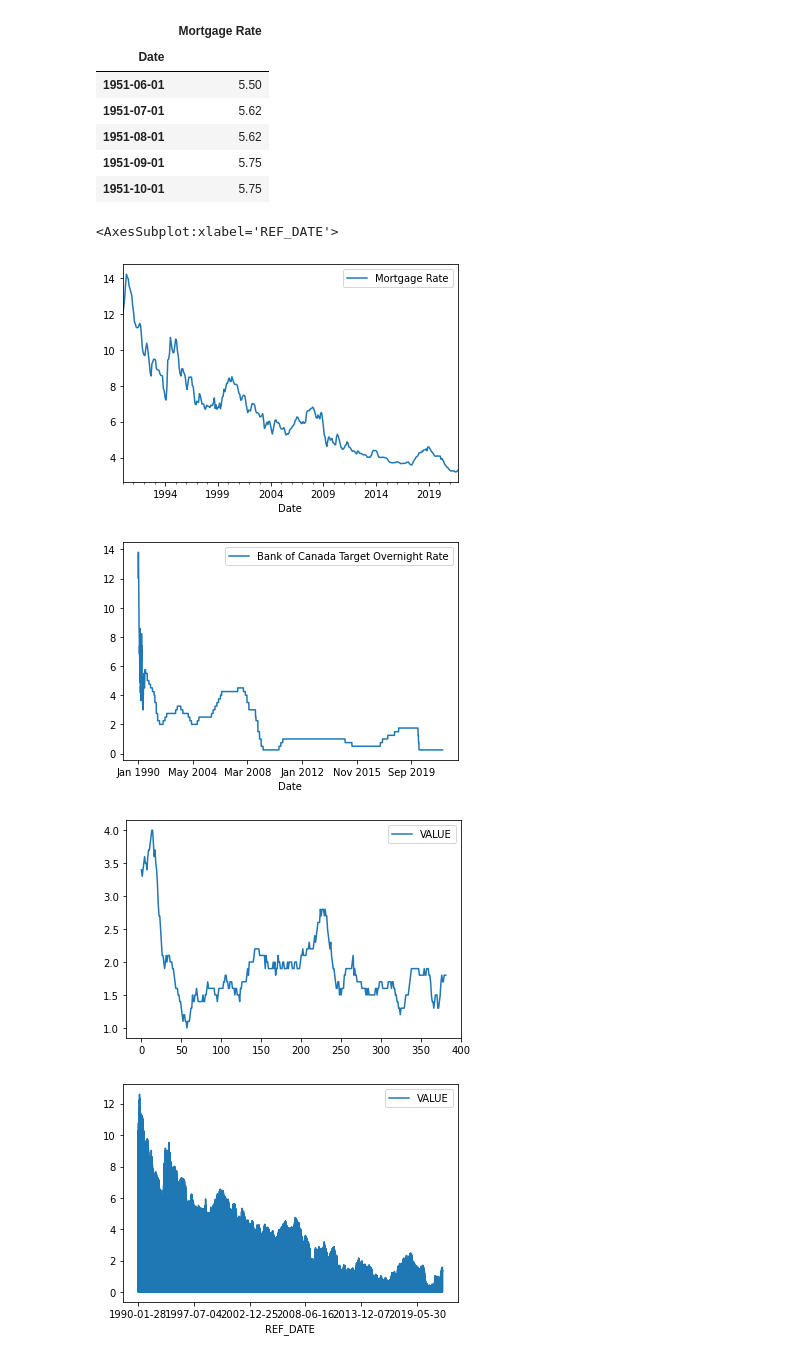
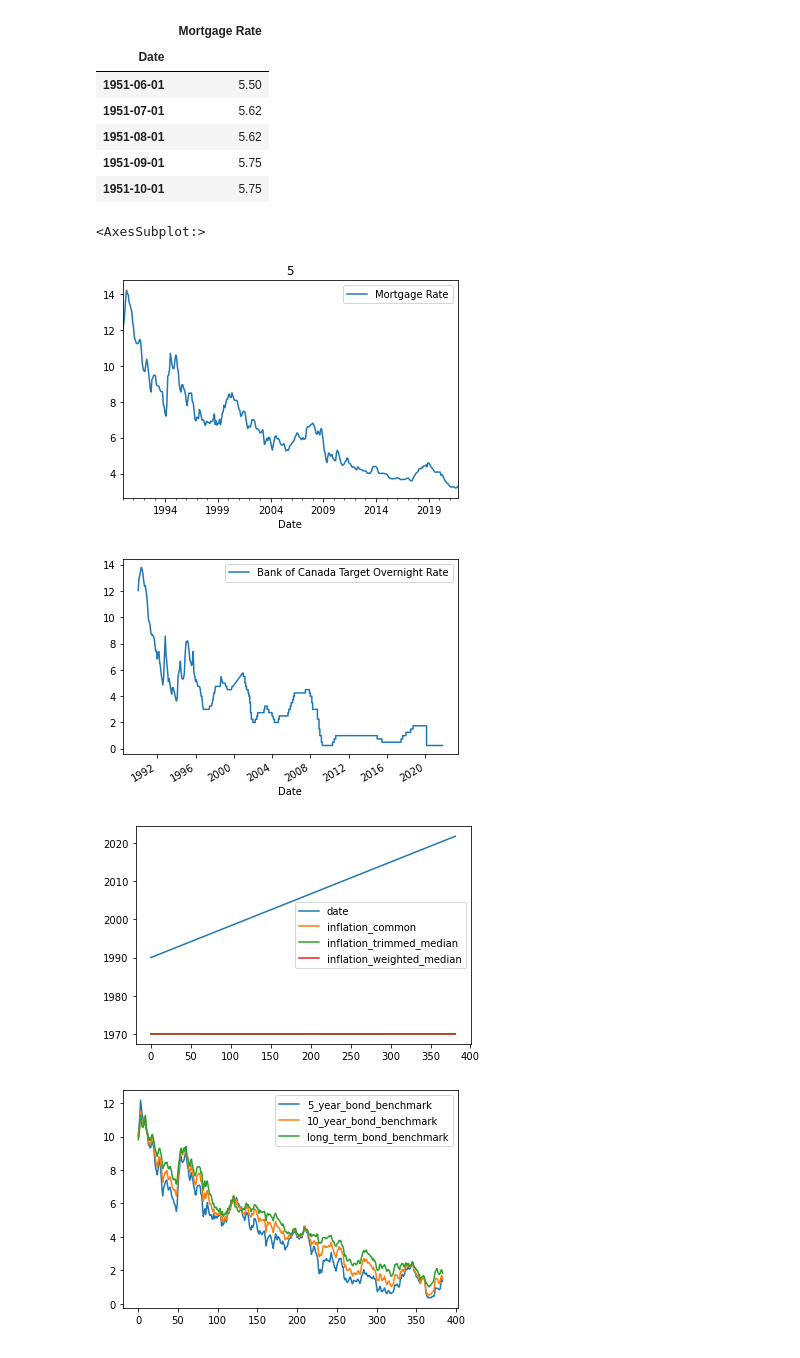
Before and after one commit to FinTech-Bootcamp-Project-2/Housing_Market_Analysis, a Jupyter notebook: Mortgage_rate.ipynb, the cells around one changed output. Drawn from its saved outputs; the diff is of its cells as text; code cells hidden in the pictures.

```diff
--- a/Mortgage_rate.ipynb
+++ b/Mortgage_rate.ipynb
@@ -17,7 +22,10 @@ bond_path = Path("1010013901_databaseLoadingData (2).csv")
 # %%
 #read in csv and xlsx files
-inflation_df = pd.read_csv(inflation_path)
-boc_df = pd.read_csv(boc_path, index_col="Date")
+inflation_df = pd.read_csv(inflation_path, index_col="REF_DATE", parse_dates=True, infer_datetime_format=True)
+boc_df = pd.read_csv(boc_path, index_col="Date",parse_dates=True, infer_datetime_format=True)
 boc_df.head()
-mortgage_df = pd.read_excel(mortgage_path, index_col="Date")
-bond_df = pd.read_csv(bond_path)
+mortgage_df = pd.read_excel(mortgage_path, index_col="Date", parse_dates=True)
+bond_df = pd.read_csv(bond_path, index_col="REF_DATE", parse_dates=True, infer_datetime_format=True)
+gdp_index_df = pd.read_csv(gdp_index_path, index_col='DATE', parse_dates=True, infer_datetime_format=True)
+employment_df = pd.read_csv(employment_path, index_col="REF_DATE", parse_dates=True, infer_datetime_format=True)
+employment_df.head()
@@ -38,6 +94,8 @@ bond_df = bond_df.drop(columns=['GEO',
                             'Financial market statistics'])
 # %%
 #isolate 5, 10, and long term benchmark bond yeilds
+bond_df.reset_index(inplace=True)
+
 bond_5 = bond_df.loc[:10916]
 bond_5.reset_index(inplace=True, drop=True)
 
@@ -87,4 +132,4 @@ bond_combined.drop(columns=['date2', 'date3'], inplace=True)
 bond_combined = bond_combined[bond_combined!=0].dropna()
 # %%
 #determine monthly average yeild for each bond length to align weith other datasets
-bond_combined.groupby(pd.PeriodIndex(bond_combined['date'], freq="M"))['5_year_bond_benchmark','10_year_bond_benchmark','long_term_bond_benchmark'].mean().reset_index()
+bond_monthly = bond_combined.groupby(pd.PeriodIndex(bond_combined['date'], freq="M"))['5_year_bond_benchmark','10_year_bond_benchmark','long_term_bond_benchmark'].mean().reset_index()
@@ -131,9 +236,9 @@ inflation_df = inflation_df.drop(columns=['GEO',
                            'TERMINATED',
                            'DECIMALS'])
 # %%
+inflation_df.reset_index(inplace=True)
+
 inflation_common = inflation_df.loc[0:381]
-inflation_common.reset_index(inplace=True)
-inflation_common.drop(columns=['index'], inplace=True)
+inflation_common.reset_index(inplace=True, drop=True)
 inflation_common.head()
-inflation_common.plot(figsize=(20,10))
 # %% [output]
@@ -230,11 +327,11 @@ model = ARIMA(monthly_change.values, order=(1,0,1))
 # %%
-mortgage_df2.plot()
+mortgage_df2.plot(title=5)
 boc_df2.plot()
-inflation_common.plot()
-bond_5.plot(kind='line')
+inflation_combined.plot()
+bond_monthly.plot(kind='line')
 # %% [output]
-<AxesSubplot:xlabel='REF_DATE'>
+<AxesSubplot:>
-[figure, old version]
+[figure, new version]
-[figure, old version]
+[figure, new version]
-[figure, old version]
+[figure, new version]
-[figure, old version]
+[figure, new version]
```
Also changed, not shown: parts of 39 cells of this notebook, 5 other files.
